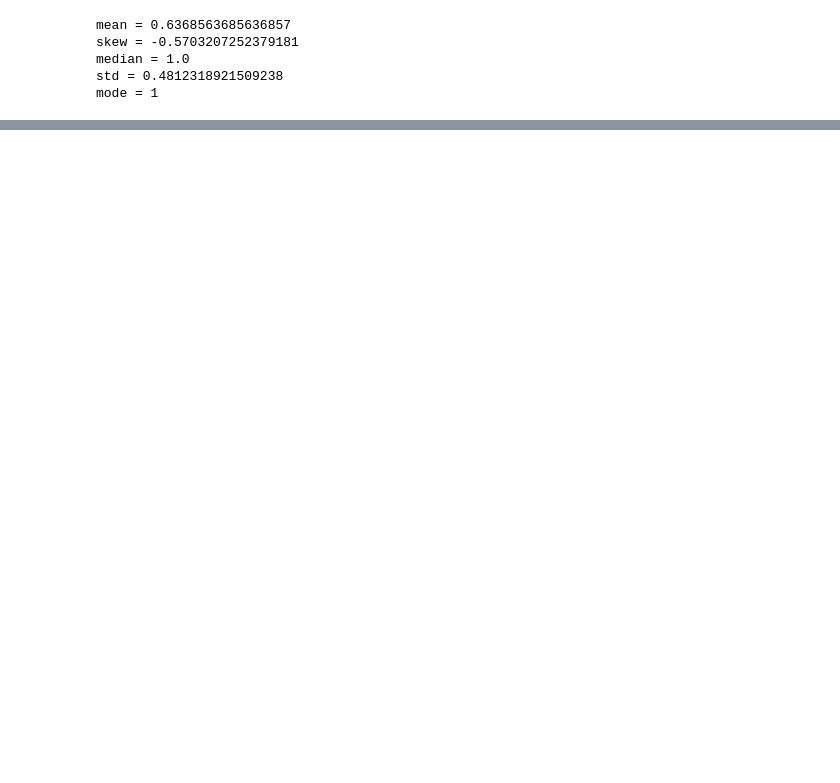
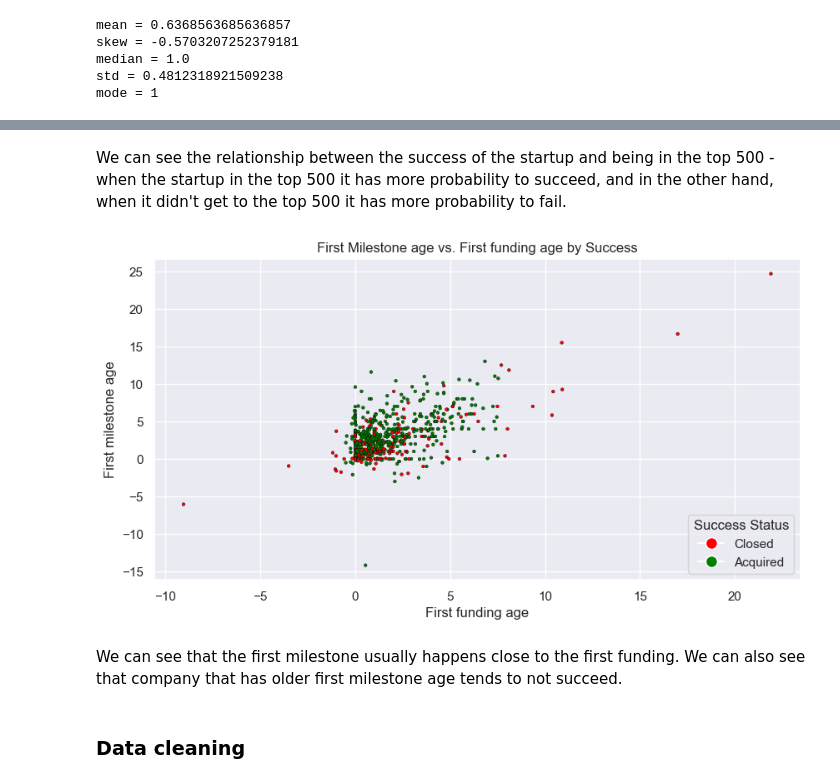
Before and after one commit to Liri-Be/DataMining, a Jupyter notebook: part-1/part1.ipynb, the cells around one changed output, grey strips where cells are left out. Drawn from its saved outputs; the diff is of its cells as text; code cells hidden in the pictures; blank space fills up the shorter version.

```diff
--- a/part-1/part1.ipynb
+++ b/part-1/part1.ipynb
@@ -187,0 +224,22 @@ ax = sb.heatmap(df_correlations, annot=False, vmin=-1, vmax=1, center=0, cmap='c
+# %% [markdown]
+We can see the relationship between the success of the startup and being in the top 500 - when the startup in the top 500 it has more probability to succeed, and in the other hand, when it didn't get to the top 500 it has more probability to fail.
+# %%
+colordict = {'closed': 'red', 'acquired': 'green'}
+plt.figure(figsize=(10, 5))
+scatter = plt.scatter(data_frame['first_funding_age'], data_frame['first_milestone_age'], s=7, c=data_frame['Target'].map(colordict),  edgecolors='black', linewidths=0.3)
+plt.title('First Milestone age vs. First funding age by Success')
+plt.xlabel('First funding age')
+plt.ylabel('First milestone age')
+legend_elements = [plt.Line2D([0], [0], marker='o', color='w', label='Closed',
+                              markerfacecolor='red', markersize=10),
+                   plt.Line2D([0], [0], marker='o', color='w', label='Acquired',
+                              markerfacecolor='green', markersize=10)]
+
+plt.legend(handles=legend_elements, title='Success Status', loc='lower right')
+plt.show()
+# %% [output]
+[figure, added]
+# %% [markdown]
+We can see that the first milestone usually happens close to the first funding. We can also see that company that has older first milestone age tends to not succeed.
+# %% [markdown]
+### Data cleaning
```
Also changed, not shown: parts of 20 cells of this notebook, 1 other file.
